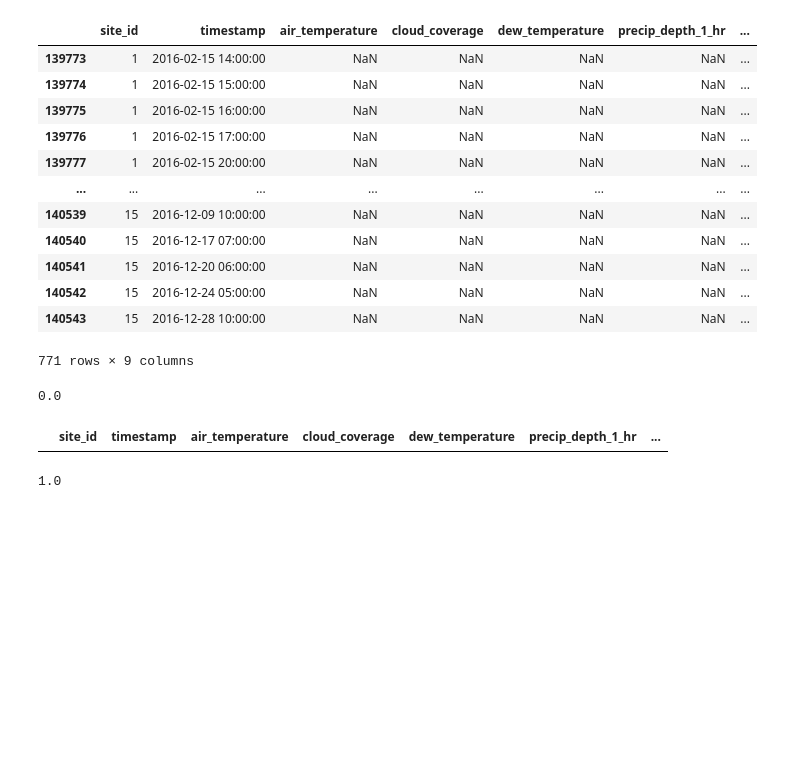
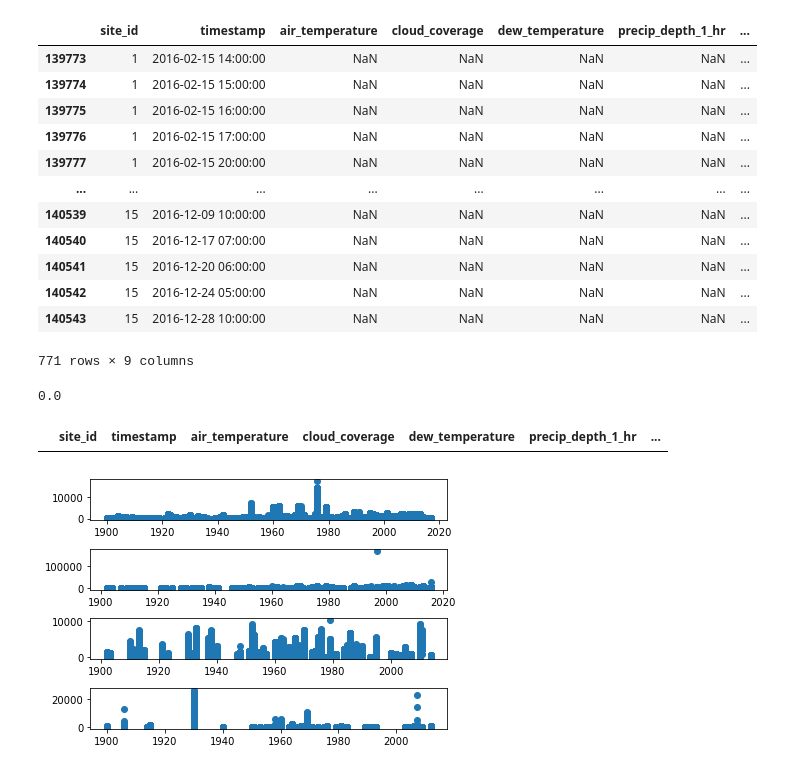
Before and after one commit to tmhrumt/ASHRAE---Great-Energy-Predictor-III, a Jupyter notebook: lightgbm.ipynb, the cells around one changed output. Saved outputs shown, nothing was run; the diff lists cells and outputs as text; code cells hidden in the pictures; blank space fills up the shorter version.

```diff
--- a/lightgbm.ipynb
+++ b/lightgbm.ipynb
@@ -545,7 +532,30 @@ np.log1p(0)
 weather_df.query("wind_direction == 0 and wind_speed != 0")
 # %% [output]
 |  | site_id | timestamp | air_temperature | cloud_coverage | dew_temperature | precip_depth_1_hr | ... |
-# %%
-math.sin(math.radians(90 % 360))
-# %% [output]
-1.0
+# %%
+from matplotlib import pyplot
+
+def plotMeterByYearBuilt(df: pd.DataFrame) -> None :
+    """建築年とメーター値の散布図を作成する
+
+    Args:
+        df (pd.DataFrame): データ
+    """
+
+    fig, axes = pyplot.subplots(nrows=4, ncols=1, sharex=False)
+
+    cnt = 0
+    for ctg in [0, 1, 2 ,3]:
+      plotDf = df.query(f"meter == {ctg}")
+      axes[cnt].scatter(plotDf["year_built"], plotDf["meter_reading"])
+
+      cnt += 1
+      del plotDf
+
+    fig.tight_layout()
+    plt.show()
+# %%
+# 建築年数は直接関係しない模様
+plotMeterByYearBuilt(train_df)
+# %% [output]
+[figure, added]
```
Also changed, not shown: parts of 21 cells of this notebook.
